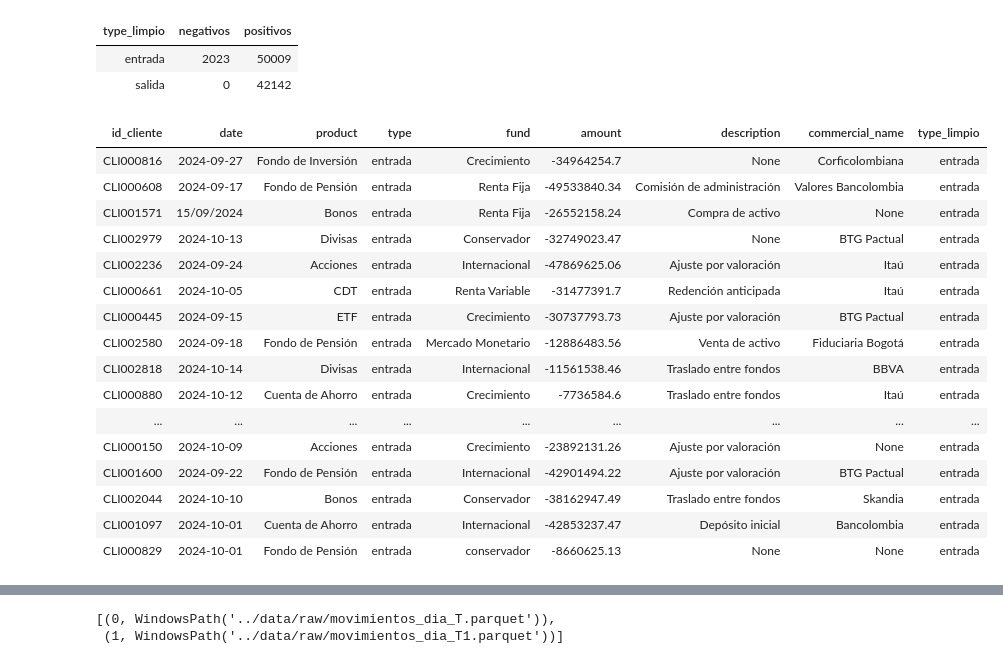
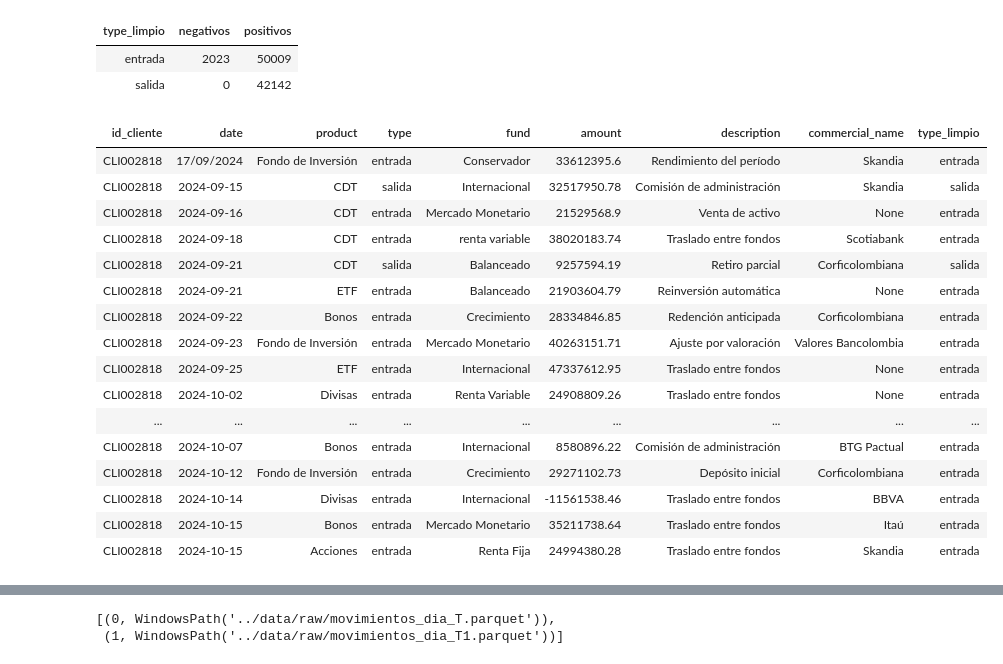
Before and after one commit to alexandergenes/tyba-pipeline, a Jupyter notebook: notebooks/exploracion.ipynb, the cells around one changed output, grey strips where cells are left out. Cells and saved outputs as stored; diff of their text form; code cells hidden in the pictures.

```diff
--- a/notebooks/exploracion.ipynb
+++ b/notebooks/exploracion.ipynb
@@ -483,24 +501,25 @@ GROUP BY type_limpio
 # %%
 %%sql
 SELECT *,
   CASE WHEN LOWER(TRIM(type)) IN ('entrada','in') THEN 'entrada' ELSE 'salida' END AS type_limpio
 FROM  t
-WHERE type_limpio = 'entrada' AND amount < 0
+WHERE id_cliente = 'CLI002818'
+ORDER BY date
 # %% [output]
 | id_cliente | date | product | type | fund | amount | description | commercial_name | type_limpio |
-| CLI000816 | 2024-09-27 | Fondo de Inversión | entrada | Crecimiento | -34964254.7 | None | Corficolombiana | entrada |
-| CLI000608 | 2024-09-17 | Fondo de Pensión | entrada | Renta Fija | -49533840.34 | Comisión de administración | Valores Bancolombia | entrada |
-| CLI001571 | 15/09/2024 | Bonos | entrada | Renta Fija | -26552158.24 | Compra de activo | None | entrada |
-| CLI002979 | 2024-10-13 | Divisas | entrada | Conservador | -32749023.47 | None | BTG Pactual | entrada |
-| CLI002236 | 2024-09-24 | Acciones | entrada | Internacional | -47869625.06 | Ajuste por valoración | Itaú | entrada |
-| CLI000661 | 2024-10-05 | CDT | entrada | Renta Variable | -31477391.7 | Redención anticipada | Itaú | entrada |
-| CLI000445 | 2024-09-15 | ETF | entrada | Crecimiento | -30737793.73 | Ajuste por valoración | BTG Pactual | entrada |
-| CLI002580 | 2024-09-18 | Fondo de Pensión | entrada | Mercado Monetario | -12886483.56 | Venta de activo | Fiduciaria Bogotá | entrada |
+| CLI002818 | 17/09/2024 | Fondo de Inversión | entrada | Conservador | 33612395.6 | Rendimiento del período | Skandia | entrada |
+| CLI002818 | 2024-09-15 | CDT | salida | Internacional | 32517950.78 | Comisión de administración | Skandia | salida |
+| CLI002818 | 2024-09-16 | CDT | entrada | Mercado Monetario | 21529568.9 | Venta de activo | None | entrada |
+| CLI002818 | 2024-09-18 | CDT | entrada | renta variable | 38020183.74 | Traslado entre fondos | Scotiabank | entrada |
+| CLI002818 | 2024-09-21 | CDT | salida | Balanceado | 9257594.19 | Retiro parcial | Corficolombiana | salida |
+| CLI002818 | 2024-09-21 | ETF | entrada | Balanceado | 21903604.79 | Reinversión automática | None | entrada |
+| CLI002818 | 2024-09-22 | Bonos | entrada | Crecimiento | 28334846.85 | Redención anticipada | Corficolombiana | entrada |
+| CLI002818 | 2024-09-23 | Fondo de Inversión | entrada | Mercado Monetario | 40263151.71 | Ajuste por valoración | Valores Bancolombia | entrada |
+| CLI002818 | 2024-09-25 | ETF | entrada | Internacional | 47337612.95 | Traslado entre fondos | None | entrada |
+| CLI002818 | 2024-10-02 | Divisas | entrada | Renta Variable | 24908809.26 | Traslado entre fondos | None | entrada |
+| ... | ... | ... | ... | ... | ... | ... | ... | ... |
+| CLI002818 | 2024-10-07 | Bonos | entrada | Internacional | 8580896.22 | Comisión de administración | BTG Pactual | entrada |
+| CLI002818 | 2024-10-12 | Fondo de Inversión | entrada | Crecimiento | 29271102.73 | Depósito inicial | Corficolombiana | entrada |
 | CLI002818 | 2024-10-14 | Divisas | entrada | Internacional | -11561538.46 | Traslado entre fondos | BBVA | entrada |
-| CLI000880 | 2024-10-12 | Cuenta de Ahorro | entrada | Crecimiento | -7736584.6 | Traslado entre fondos | Itaú | entrada |
-| ... | ... | ... | ... | ... | ... | ... | ... | ... |
-| CLI000150 | 2024-10-09 | Acciones | entrada | Crecimiento | -23892131.26 | Ajuste por valoración | None | entrada |
-| CLI001600 | 2024-09-22 | Fondo de Pensión | entrada | Internacional | -42901494.22 | Ajuste por valoración | BTG Pactual | entrada |
-| CLI002044 | 2024-10-10 | Bonos | entrada | Conservador | -38162947.49 | Traslado entre fondos | Skandia | entrada |
-| CLI001097 | 2024-10-01 | Cuenta de Ahorro | entrada | Internacional | -42853237.47 | Depósito inicial | Bancolombia | entrada |
-| CLI000829 | 2024-10-01 | Fondo de Pensión | entrada | conservador | -8660625.13 | None | None | entrada |
+| CLI002818 | 2024-10-15 | Bonos | entrada | Mercado Monetario | 35211738.64 | Traslado entre fondos | Itaú | entrada |
+| CLI002818 | 2024-10-15 | Acciones | entrada | Renta Fija | 24994380.28 | Traslado entre fondos | Skandia | entrada |
```
Also changed, not shown: parts of 10 cells of this notebook.
